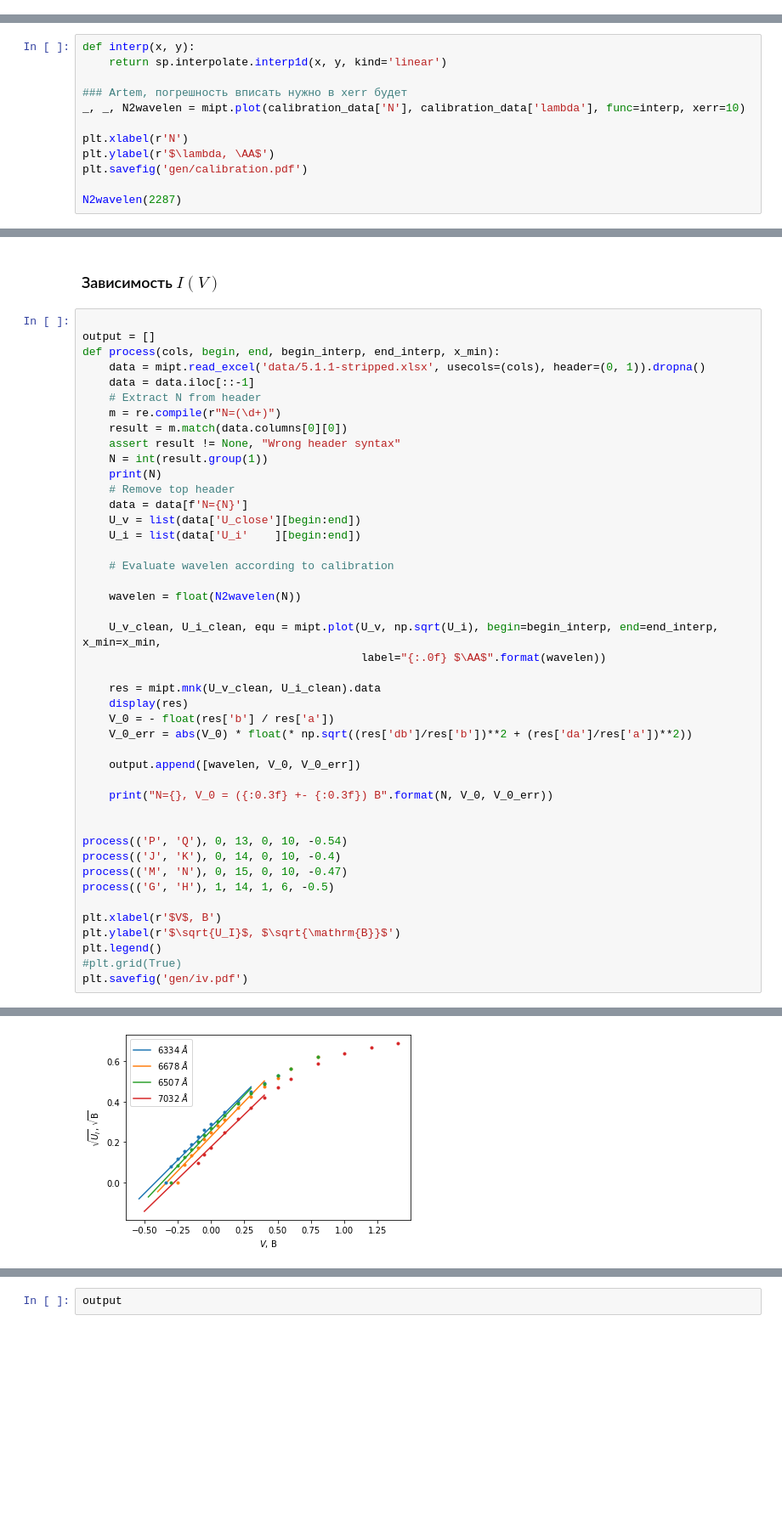
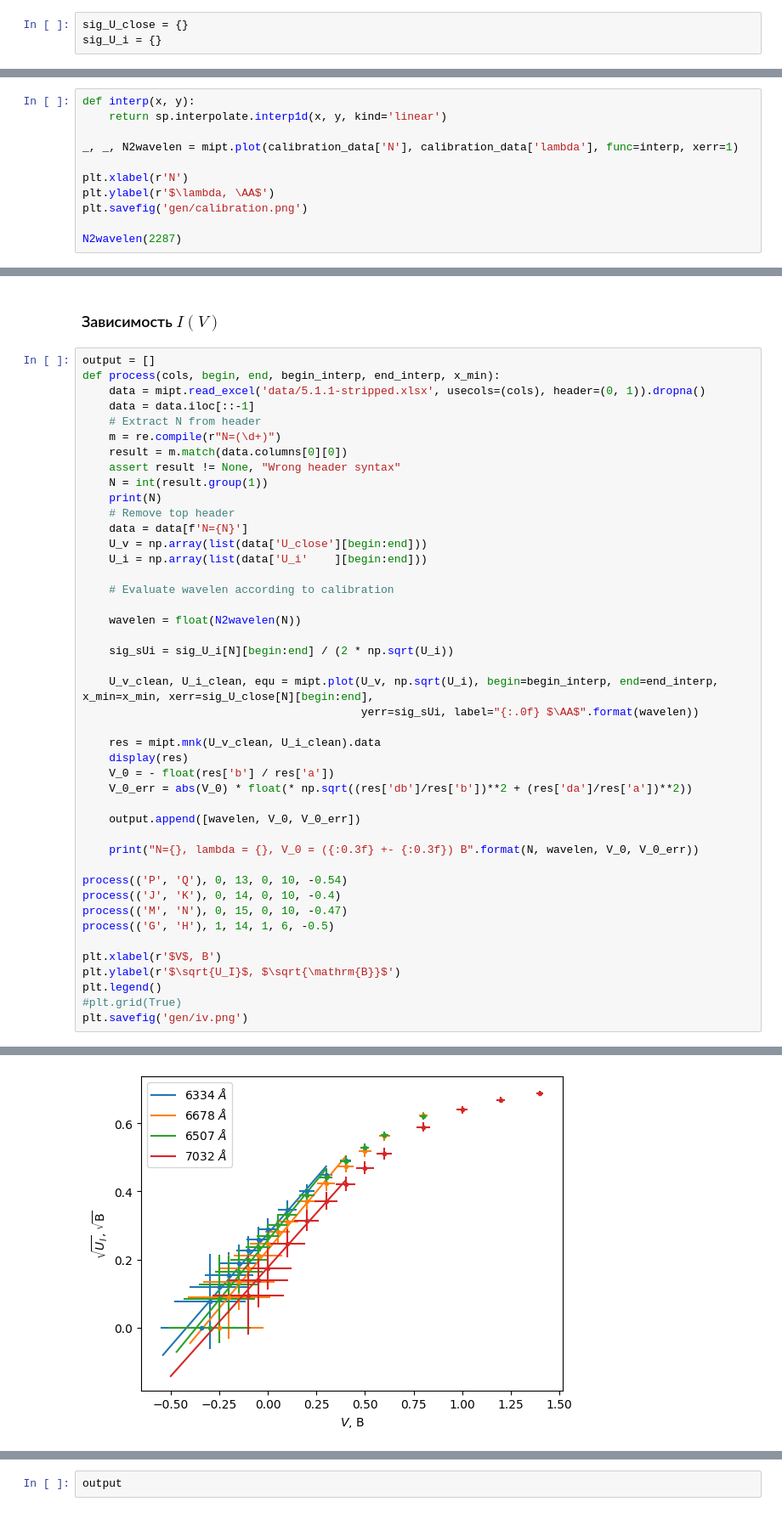
Before and after one commit to futherus/mipt_lab, a Jupyter notebook: 5.1.1/Dedkov_Maslov/511.ipynb, the cells around one changed output, grey strips where cells are left out. Shown: that part at 85% size. Saved outputs shown, nothing was run; the diff lists cells and outputs as text; blank space fills up the shorter version.

```diff
--- a/5.1.1/Dedkov_Maslov/511.ipynb
+++ b/5.1.1/Dedkov_Maslov/511.ipynb
@@ -62,6 +62,9 @@ tab.rename().data
 | 20 | 5881.89 | 2562.0 |
 | 21 | 5852.49 | 2546.0 |
 | 22 | 5400.56 | 2287.0 |
+# %%
+sig_U_close = {}
+sig_U_i = {}
 # %%
 def export_region(region):
 
@@ -119,12 +135,11 @@ calibration_data
 def interp(x, y):
     return sp.interpolate.interp1d(x, y, kind='linear')
 
-### Artem, погрешность вписать нужно в xerr будет
-_, _, N2wavelen = mipt.plot(calibration_data['N'], calibration_data['lambda'], func=interp, xerr=10)
+_, _, N2wavelen = mipt.plot(calibration_data['N'], calibration_data['lambda'], func=interp, xerr=1)
 
 plt.xlabel(r'N')
 plt.ylabel(r'$\lambda, \AA$')
-plt.savefig('gen/calibration.pdf')
+plt.savefig('gen/calibration.png')
 
 N2wavelen(2287)
 # %% [output]
@@ -133,7 +148,6 @@ array(5400.56)
 # %% [markdown]
 ### Зависимость $I(V)$
 # %%
-
 output = []
 def process(cols, begin, end, begin_interp, end_interp, x_min):
     data = mipt.read_excel('data/5.1.1-stripped.xlsx', usecols=(cols), header=(0, 1)).dropna()
@@ -146,15 +160,17 @@ def process(cols, begin, end, begin_interp, end_interp, x_min):
     print(N)
     # Remove top header
     data = data[f'N={N}']
-    U_v = list(data['U_close'][begin:end])
-    U_i = list(data['U_i'    ][begin:end])
+    U_v = np.array(list(data['U_close'][begin:end]))
+    U_i = np.array(list(data['U_i'    ][begin:end]))
 
     # Evaluate wavelen according to calibration
 
     wavelen = float(N2wavelen(N))
 
-    U_v_clean, U_i_clean, equ = mipt.plot(U_v, np.sqrt(U_i), begin=begin_interp, end=end_interp, x_min=x_min,
-                                          label="{:.0f} $\AA$".format(wavelen))
+    sig_sUi = sig_U_i[N][begin:end] / (2 * np.sqrt(U_i))
+
+    U_v_clean, U_i_clean, equ = mipt.plot(U_v, np.sqrt(U_i), begin=begin_interp, end=end_interp, x_min=x_min, xerr=sig_U_close[N][begin:end],
+                                          yerr=sig_sUi, label="{:.0f} $\AA$".format(wavelen))
 
     res = mipt.mnk(U_v_clean, U_i_clean).data
     display(res)
@@ -163,8 +179,7 @@ def process(cols, begin, end, begin_interp, end_interp, x_min):
 
     output.append([wavelen, V_0, V_0_err])
 
-    print("N={}, V_0 = ({:0.3f} +- {:0.3f}) В".format(N, V_0, V_0_err))
-
+    print("N={}, lambda = {}, V_0 = ({:0.3f} +- {:0.3f}) В".format(N, wavelen, V_0, V_0_err))
 
 process(('P', 'Q'), 0, 13, 0, 10, -0.54)
 process(('J', 'K'), 0, 14, 0, 10, -0.4)
@@ -175,7 +190,7 @@ plt.xlabel(r'$V$, В')
 plt.ylabel(r'$\sqrt{U_I}$, $\sqrt{\mathrm{В}}$')
 plt.legend()
 #plt.grid(True)
-plt.savefig('gen/iv.pdf')
+plt.savefig('gen/iv.png')
 # %% [output]
 2759
 |  | <x> | sx | <y> | sy | rxy | a | da | b | db |
@@ -196,4 +211,4 @@ N=2992, V_0 = (-0.276 +- 0.013) В
-[figure, old version]
+[figure, new version]
 # %%
 
 
```
Also changed, not shown: parts of 8 cells of this notebook, 4 other files.
